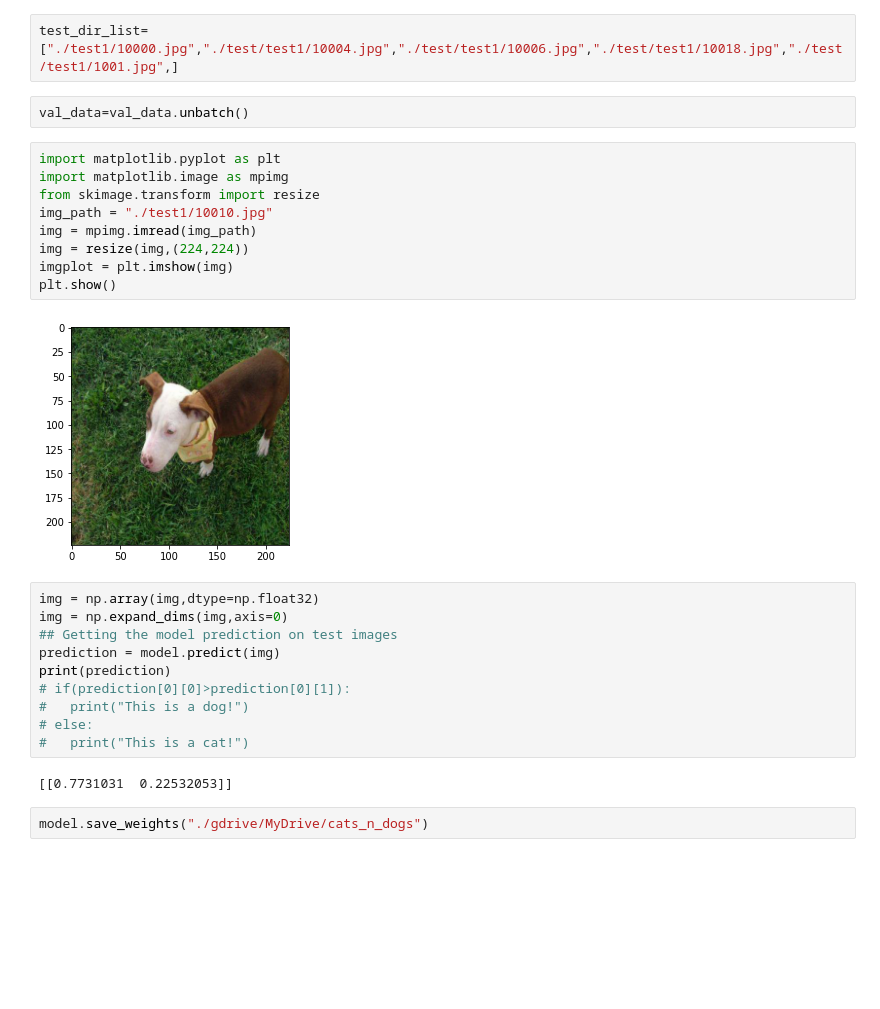
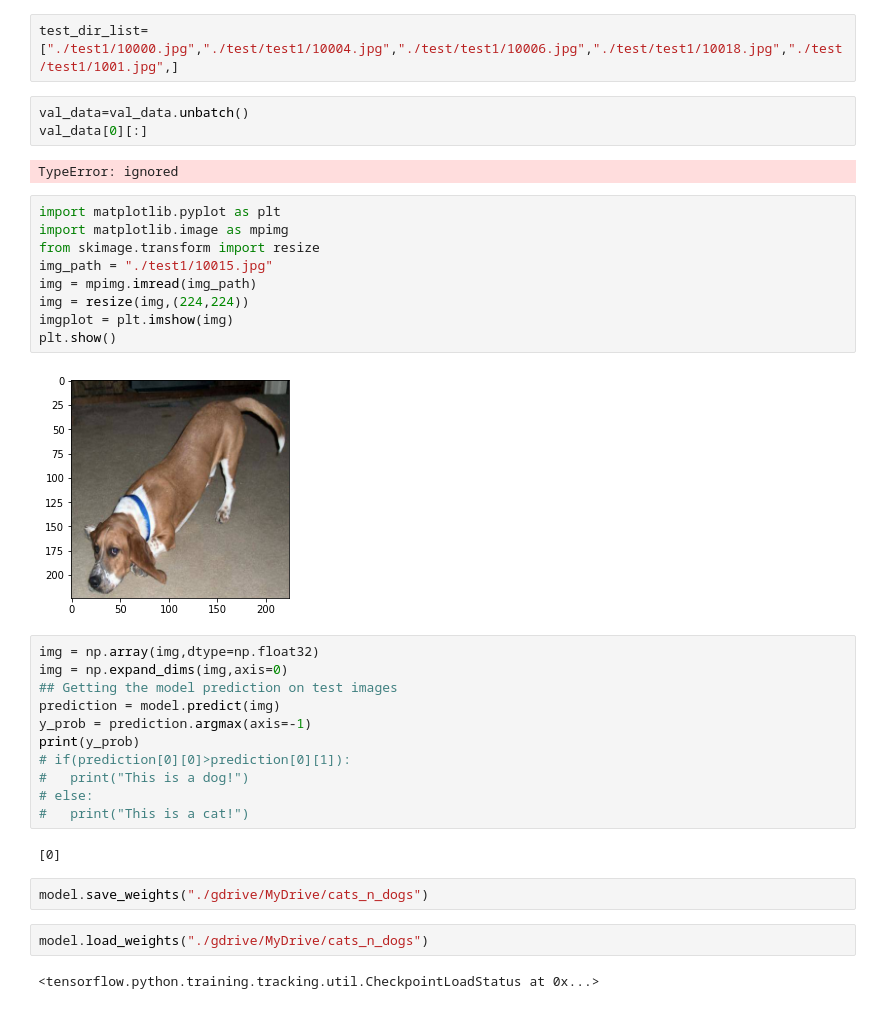
Before and after one commit to acmbpdc/ml-bootcamp-2022, a Jupyter notebook: docs/CNN/CNN_week5.ipynb, the cells around one changed output. Drawn from its saved outputs; the diff is of its cells as text; blank space fills up the shorter version.

```diff
--- a/docs/CNN/CNN_week5.ipynb
+++ b/docs/CNN/CNN_week5.ipynb
@@ -150,28 +225,36 @@ Epoch 12/12
 test_dir_list= ["./test1/10000.jpg","./test/test1/10004.jpg","./test/test1/10006.jpg","./test/test1/10018.jpg","./test/test1/1001.jpg",]
 # %%
 val_data=val_data.unbatch()
+val_data[0][:]
+# %% [output]
+TypeError: ignored
 # %%
 import matplotlib.pyplot as plt
 import matplotlib.image as mpimg
 from skimage.transform import resize
-img_path = "./test1/10010.jpg"
+img_path = "./test1/10015.jpg"
 img = mpimg.imread(img_path)
 img = resize(img,(224,224))
 imgplot = plt.imshow(img)
 plt.show()
 # %% [output]
-[figure, old version]
+[figure, new version]
 # %%
 img = np.array(img,dtype=np.float32)
 img = np.expand_dims(img,axis=0)
 ## Getting the model prediction on test images
 prediction = model.predict(img)
-print(prediction)
+y_prob = prediction.argmax(axis=-1)
+print(y_prob)
 # if(prediction[0][0]>prediction[0][1]):
 #   print("This is a dog!")
 # else:
 #   print("This is a cat!")
 # %% [output]
-[[0.7731031  0.22532053]]
+[0]
 # %%
 model.save_weights("./gdrive/MyDrive/cats_n_dogs")
+# %%
+model.load_weights("./gdrive/MyDrive/cats_n_dogs")
+# %% [output]
+<tensorflow.python.training.tracking.util.CheckpointLoadStatus at 0x...>
```
Also changed, not shown: parts of 22 cells of this notebook.
